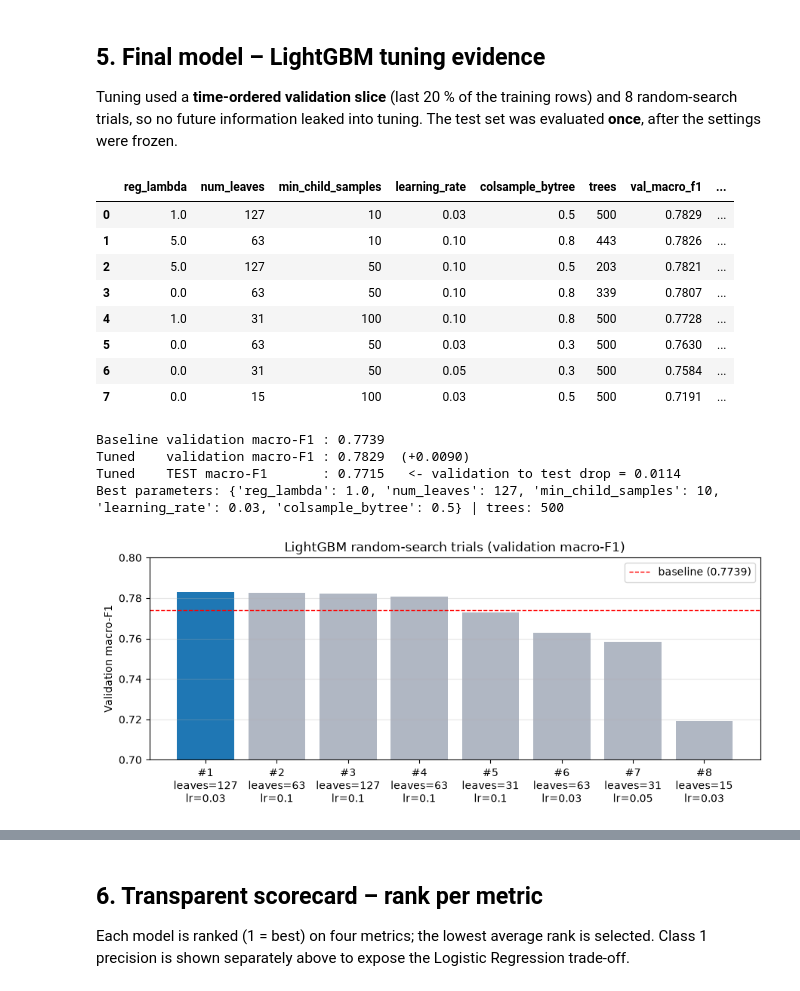
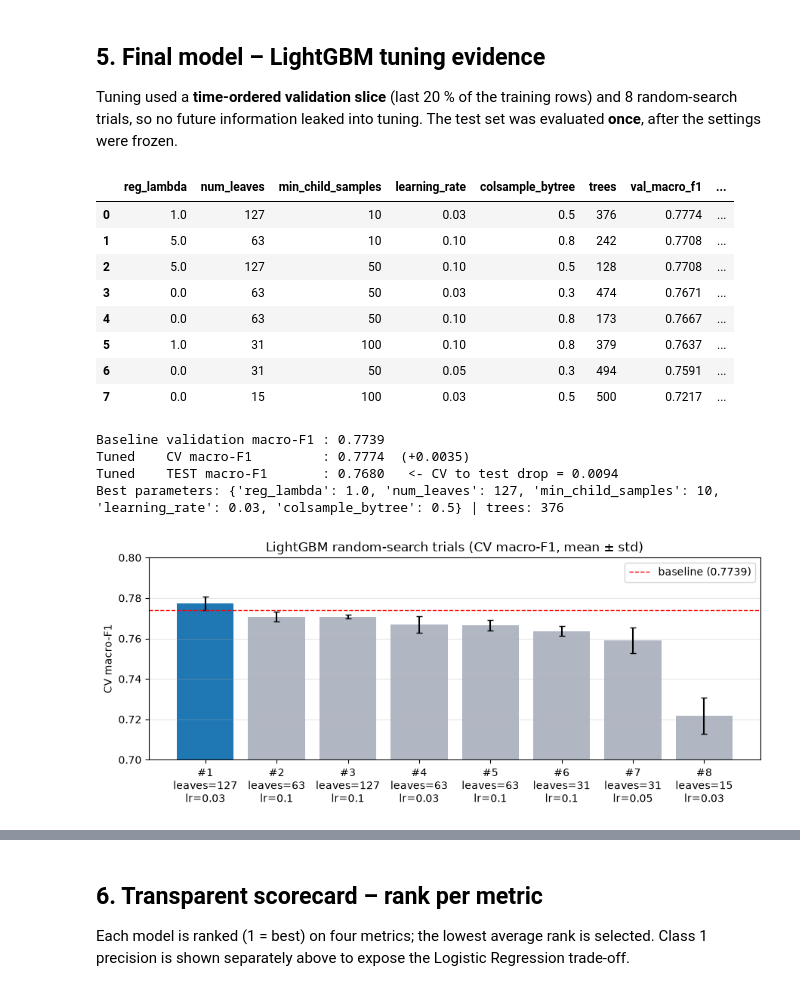
Before and after one commit to gima2003/BuildSafe-AI, a Jupyter notebook: notebooks/05_Final_Model_Selection.ipynb, the cells around one changed output, grey strips where cells are left out. Cells and saved outputs as stored; diff of their text form; code cells hidden in the pictures.

Commit message:
add some cross validations parts

```diff
--- a/notebooks/05_Final_Model_Selection.ipynb
+++ b/notebooks/05_Final_Model_Selection.ipynb
@@ -135,40 +135,44 @@ LightGBM:            Class 1 precision = 0.78, Class 1 recall = 0.874
 ## 5. Final model – LightGBM tuning evidence
 Tuning used a **time-ordered validation slice** (last 20 % of the training rows) and 8 random-search trials, so no future information leaked into tuning. The test set was evaluated **once**, after the settings were frozen.
 # %%
-tune = pd.read_csv(RESULTS / "lightgbm_tuning_log.csv").sort_values("val_macro_f1", ascending=False).reset_index(drop=True)
+tune = (pd.read_csv(RESULTS / "lightgbm_tuning_log.csv")
+          .rename(columns={"cv_macro_f1_mean": "val_macro_f1"})
+          .sort_values("val_macro_f1", ascending=False)
+          .reset_index(drop=True))
 display(tune)
 
-BASELINE_VAL_F1 = 0.7739   # baseline LightGBM, validation (from the LightGBM notebook)
+BASELINE_VAL_F1 = 0.7739   # see note below
 best_val = tune.loc[0, "val_macro_f1"]
 print(f"\nBaseline validation macro-F1 : {BASELINE_VAL_F1:.4f}")
-print(f"Tuned    validation macro-F1 : {best_val:.4f}  (+{best_val-BASELINE_VAL_F1:.4f})")
-print(f"Tuned    TEST macro-F1       : {L['macro_f1']:.4f}   <- validation to test drop = {best_val-L['macro_f1']:.4f}")
+print(f"Tuned    CV macro-F1         : {best_val:.4f}  ({best_val-BASELINE_VAL_F1:+.4f})")
+print(f"Tuned    TEST macro-F1       : {L['macro_f1']:.4f}   <- CV to test drop = {best_val-L['macro_f1']:.4f}")
 print("Best parameters:", lgb["best_params"], "| trees:", lgb["n_trees"])
 
 fig, ax = plt.subplots(figsize=(9, 3.8))
 labels = [f"#{i+1}\nleaves={int(r.num_leaves)}\nlr={r.learning_rate}" for i, r in tune.iterrows()]
-ax.bar(labels, tune["val_macro_f1"], color=["#1f77b4"] + ["#b0b7c3"] * (len(tune) - 1))
+ax.bar(labels, tune["val_macro_f1"], yerr=tune["cv_macro_f1_std"], capsize=3,
+       color=["#1f77b4"] + ["#b0b7c3"] * (len(tune) - 1))
 ax.axhline(BASELINE_VAL_F1, color="red", ls="--", lw=1, label=f"baseline ({BASELINE_VAL_F1})")
-ax.set_ylim(0.70, 0.80); ax.set_ylabel("Validation macro-F1"); ax.legend(); ax.grid(axis="y", alpha=.3)
-ax.set_title("LightGBM random-search trials (validation macro-F1)")
+ax.set_ylim(0.70, 0.80); ax.set_ylabel("CV macro-F1"); ax.legend(); ax.grid(axis="y", alpha=.3)
+ax.set_title("LightGBM random-search trials (CV macro-F1, mean ± std)")
 plt.tight_layout()
 plt.savefig(FIG / "fig3_lightgbm_tuning.png", dpi=150, bbox_inches="tight")
 plt.show()
 # %% [output]
 |  | reg_lambda | num_leaves | min_child_samples | learning_rate | colsample_bytree | trees | val_macro_f1 | ... |
-| 0 | 1.0 | 127 | 10 | 0.03 | 0.5 | 500 | 0.7829 | ... |
-| 1 | 5.0 | 63 | 10 | 0.10 | 0.8 | 443 | 0.7826 | ... |
-| 2 | 5.0 | 127 | 50 | 0.10 | 0.5 | 203 | 0.7821 | ... |
-| 3 | 0.0 | 63 | 50 | 0.10 | 0.8 | 339 | 0.7807 | ... |
-| 4 | 1.0 | 31 | 100 | 0.10 | 0.8 | 500 | 0.7728 | ... |
-| 5 | 0.0 | 63 | 50 | 0.03 | 0.3 | 500 | 0.7630 | ... |
-| 6 | 0.0 | 31 | 50 | 0.05 | 0.3 | 500 | 0.7584 | ... |
-| 7 | 0.0 | 15 | 100 | 0.03 | 0.5 | 500 | 0.7191 | ... |
+| 0 | 1.0 | 127 | 10 | 0.03 | 0.5 | 376 | 0.7774 | ... |
+| 1 | 5.0 | 63 | 10 | 0.10 | 0.8 | 242 | 0.7708 | ... |
+| 2 | 5.0 | 127 | 50 | 0.10 | 0.5 | 128 | 0.7708 | ... |
+| 3 | 0.0 | 63 | 50 | 0.03 | 0.3 | 474 | 0.7671 | ... |
+| 4 | 0.0 | 63 | 50 | 0.10 | 0.8 | 173 | 0.7667 | ... |
+| 5 | 1.0 | 31 | 100 | 0.10 | 0.8 | 379 | 0.7637 | ... |
+| 6 | 0.0 | 31 | 50 | 0.05 | 0.3 | 494 | 0.7591 | ... |
+| 7 | 0.0 | 15 | 100 | 0.03 | 0.5 | 500 | 0.7217 | ... |
 Baseline validation macro-F1 : 0.7739
-Tuned    validation macro-F1 : 0.7829  (+0.0090)
-Tuned    TEST macro-F1       : 0.7715   <- validation to test drop = 0.0114
-Best parameters: {'reg_lambda': 1.0, 'num_leaves': 127, 'min_child_samples': 10, 'learning_rate': 0.03, 'colsample_bytree': 0.5} | trees: 500
+Tuned    CV macro-F1         : 0.7774  (+0.0035)
+Tuned    TEST macro-F1       : 0.7680   <- CV to test drop = 0.0094
+Best parameters: {'reg_lambda': 1.0, 'num_leaves': 127, 'min_child_samples': 10, 'learning_rate': 0.03, 'colsample_bytree': 0.5} | trees: 376
-[figure, old version]
+[figure, new version]
 # %%
 report = pd.DataFrame(lgb["per_class_test_with_code_columns"]).T.loc[["CLASS - 1", "CLASS - 2", "CLASS - 3", "macro avg", "weighted avg"]]
 report["support"] = report["support"].astype(int)
```
Also changed, not shown: parts of 7 cells of this notebook, 10 other files.
